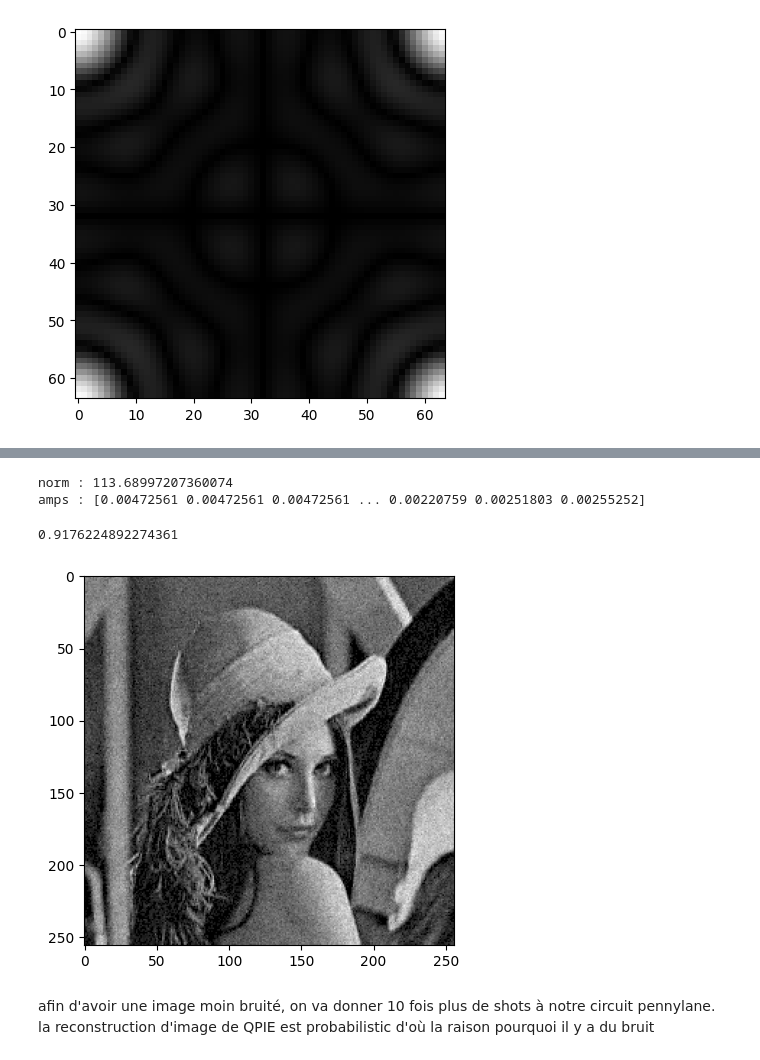
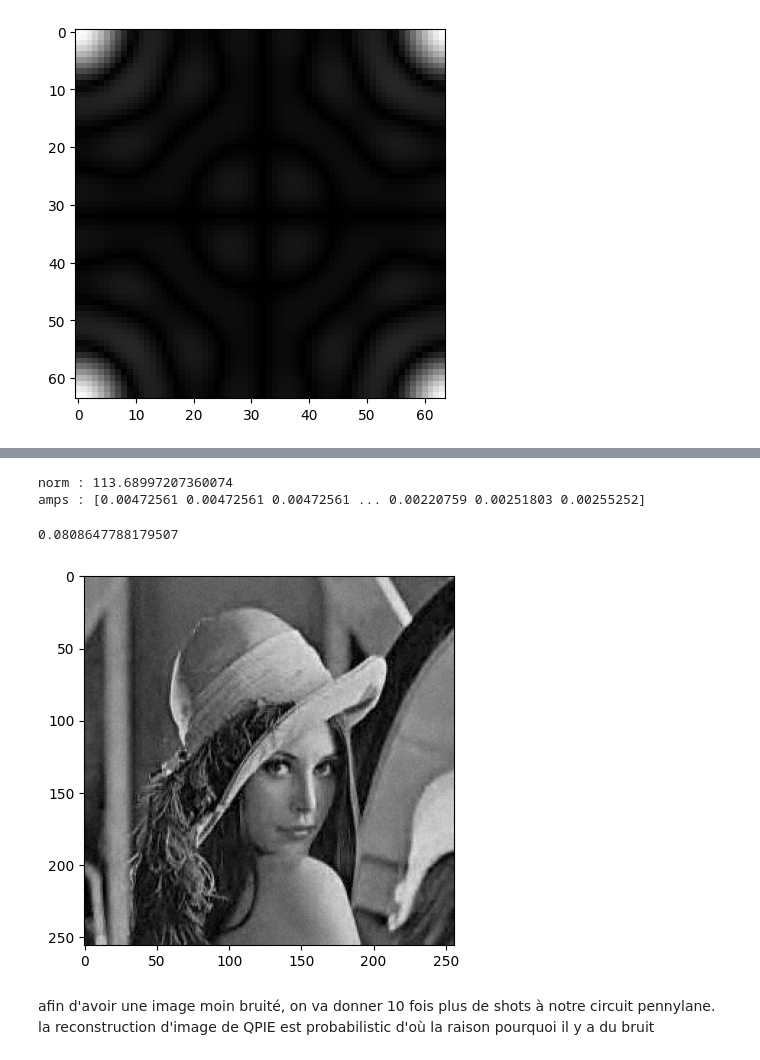
Before and after one commit to Kuift/QuantumAstronomy, a Jupyter notebook: QPIE_Pennylane.ipynb, the cells around one changed output, grey strips where cells are left out. Drawn from its saved outputs; the diff is of its cells as text; code cells hidden in the pictures.

```diff
--- a/QPIE_Pennylane.ipynb
+++ b/QPIE_Pennylane.ipynb
@@ -230,26 +230,26 @@ def decode_out(counts,norm,wires,fourier=False):
     return outim
 # %%
 raw_img = io.imread('lena.jpg', as_gray=True)
-im = resize(img,(256,256))
+im = resize(raw_img,(256,256))
 norm = (np.linalg.norm(im.flatten()))
 print(f"norm : {norm}")
 
 amp, n = qpie_encoding(im)
 print(f"amps : {amp}")
 dev3 = qml.device('default.qubit', wires=n, shots=SHOTS)
 measured_circuit = np.sqrt(circuit(amp,n,dev3)()) * norm
 imout = measured_circuit.reshape(im.shape) # prend 0.8 secondes
 # measured_circuit = circuit_counts(amp,n,dev3)()
 # imout = decode_out(measured_circuit, norm, n) # prend 21.3 secondes, même erreur que 0.8 secs
 
 plt.figure()
 plt.imshow(imout,cmap='gray')
 MSE(imout,im)
 # %% [output]
 norm : 113.68997207360074
 amps : [0.00472561 0.00472561 0.00472561 ... 0.00220759 0.00251803 0.00255252]
-0.9176224892274361
+0.0808647788179507
-[figure, old version]
+[figure, new version]
 # %% [markdown]
 afin d'avoir une image moin bruité, on va donner 10 fois plus de shots à notre circuit pennylane. la reconstruction d'image de QPIE est probabilistic d'où la raison pourquoi il y a du bruit
 # %%
```
Also changed, not shown: parts of 13 cells of this notebook.
